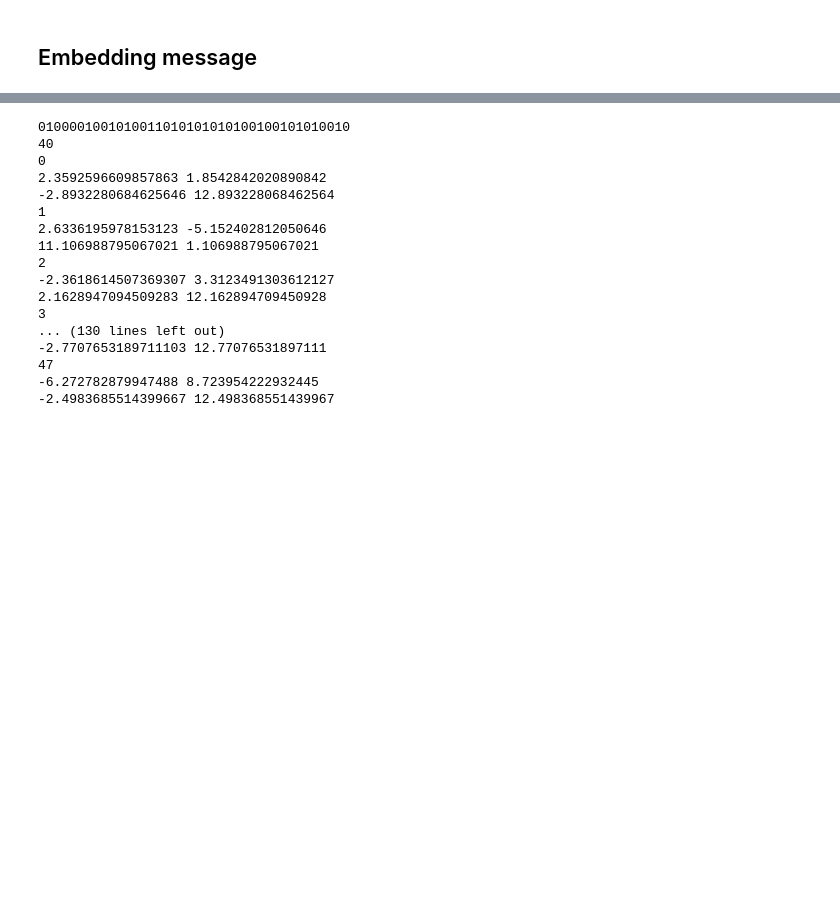
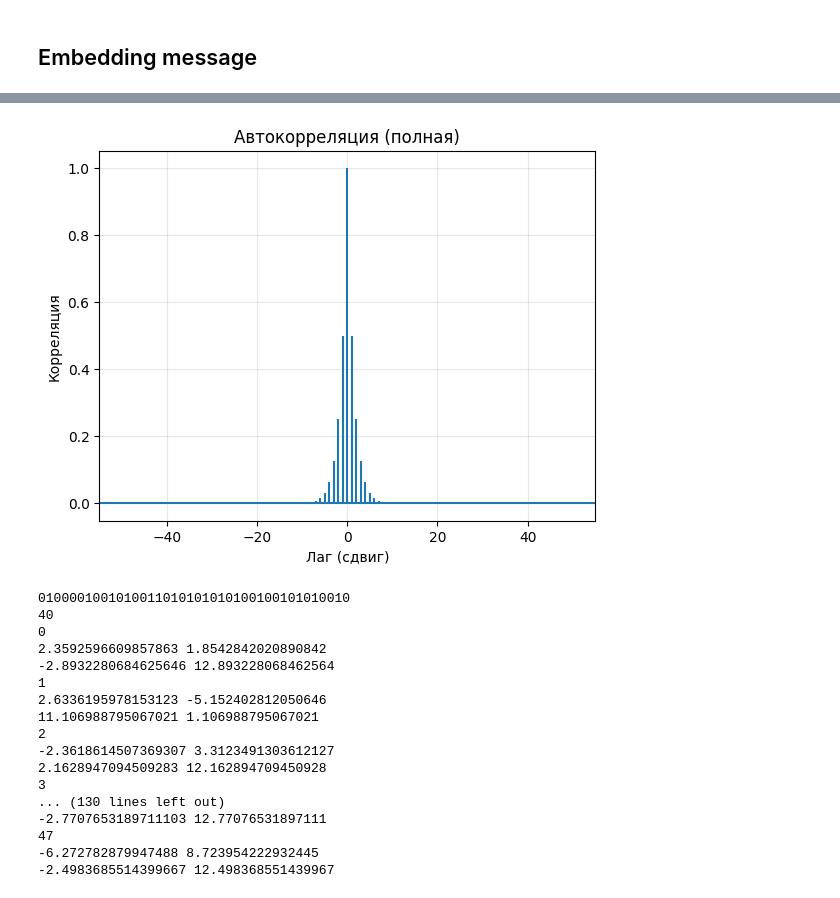
Before and after one commit to Buivid/Stego-system, a Jupyter notebook: Python implementation/Koch_Zhao.ipynb, the cells around one changed output, grey strips where cells are left out. Cells and saved outputs as stored; diff of their text form; code cells hidden in the pictures; blank space fills up the shorter version.

Commit message:
LFSR generator has been added

```diff
--- a/Python implementation/Koch_Zhao.ipynb
+++ b/Python implementation/Koch_Zhao.ipynb
@@ -48,0 +89,6 @@ plt.imshow(dct_image, cmap="gray")
+# %%
+data = np.zeros(2**12)
+for i in range(2**12):
+    data[i] = lfsr.get_int()
+    if i % 200 == 0:
+        print(i)
@@ -49,3 +113,14 @@ plt.imshow(dct_image, cmap="gray")
+# %%
+# Встроенная функция автокорреляции matplotlib
+# Она сразу показывает и отрицательные, и положительные лаги
+plt.acorr(data - np.mean(data), maxlags=50, normed=True)
+plt.title('Автокорреляция (полная)')
+plt.xlabel('Лаг (сдвиг)')
+plt.ylabel('Корреляция')
+plt.grid(True, alpha=0.3)
+plt.show()
+# %% [output]
+[figure, added]
 # %%
 def adjust_coeffs(block, bit):
 
```
Also changed, not shown: parts of 3 cells of this notebook.
